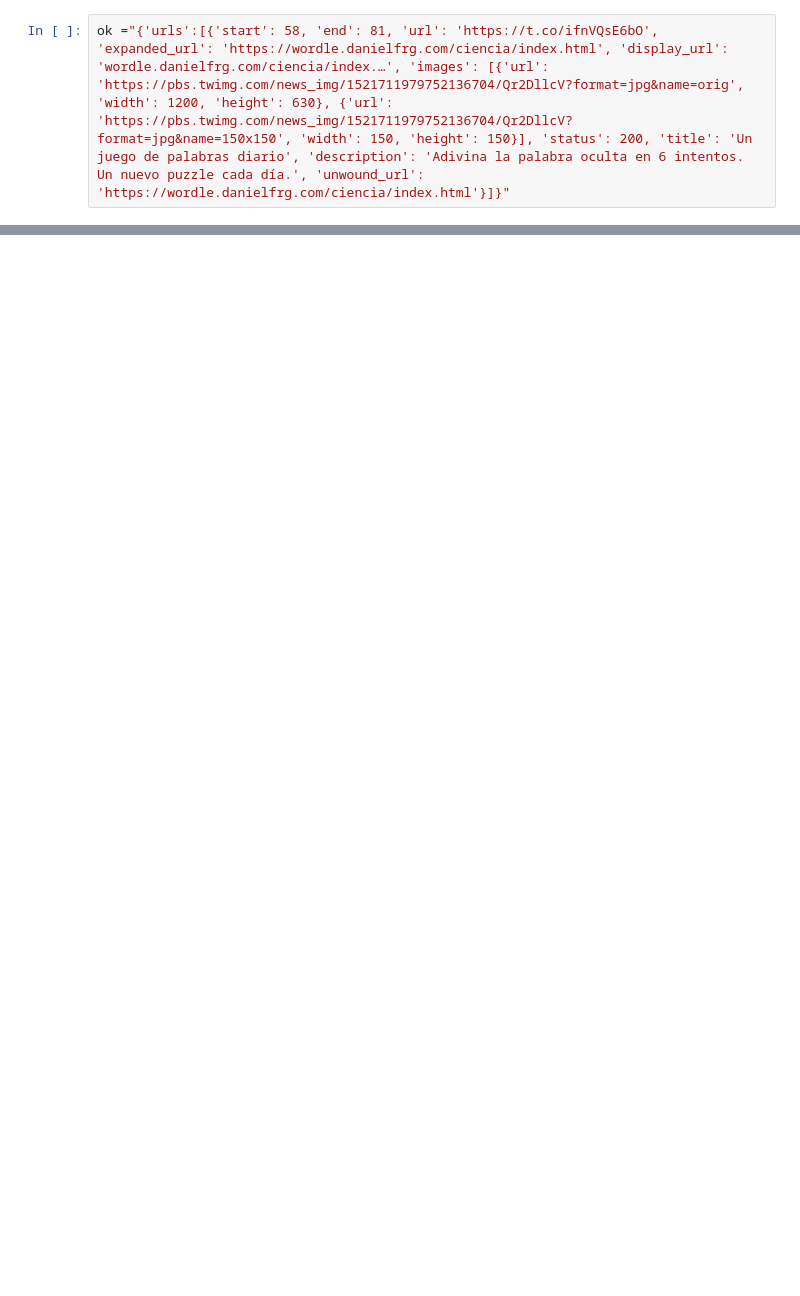
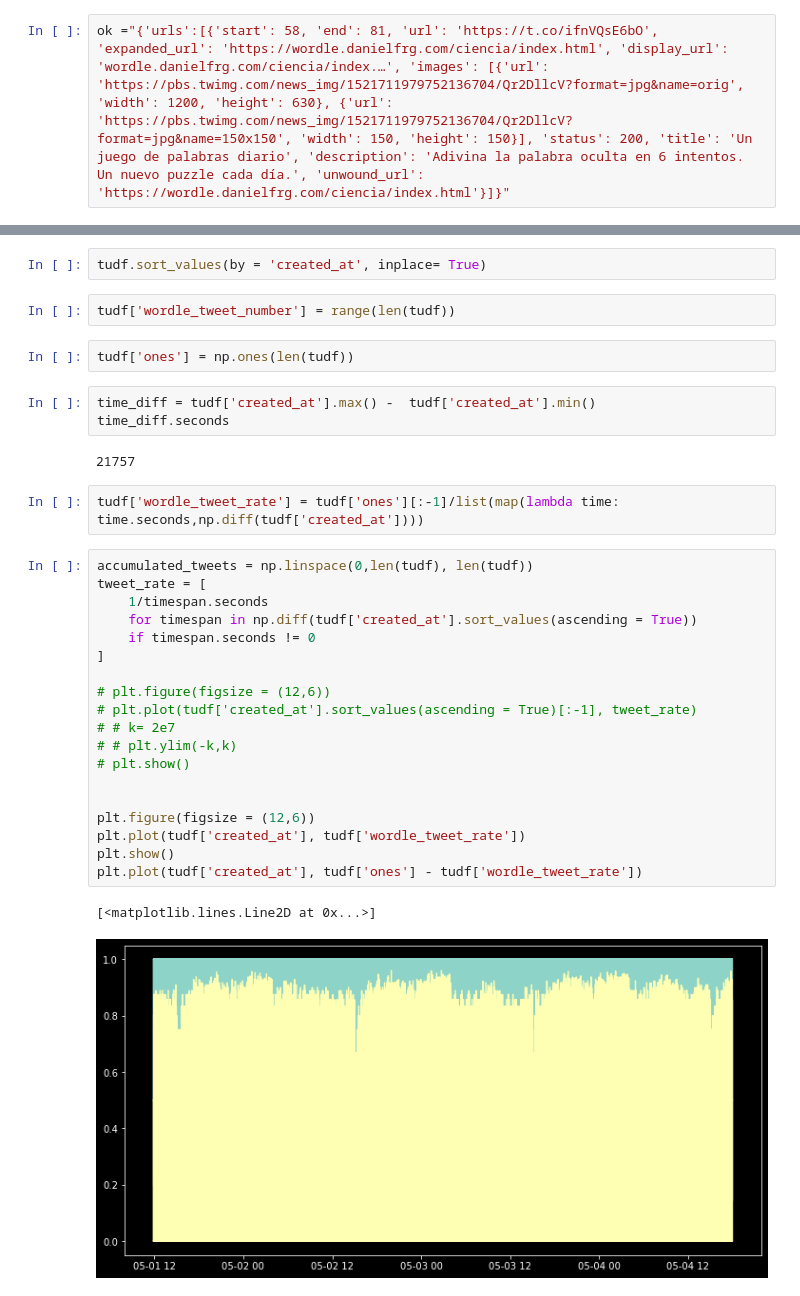
Before and after one commit to dtersegno/capstone, a Jupyter notebook: data_acquisition/4_EDA.ipynb, the cells around one changed output, grey strips where cells are left out. Cells and saved outputs as stored; diff of their text form; blank space fills up the shorter version.

Commit message:
first time series eda

```diff
--- a/data_acquisition/4_EDA.ipynb
+++ b/data_acquisition/4_EDA.ipynb
@@ -347,0 +323,35 @@ json.loads(ok.replace("'", '"'))
+# %%
+tudf.sort_values(by = 'created_at', inplace= True)
+# %%
+tudf['wordle_tweet_number'] = range(len(tudf))
+# %%
+tudf['ones'] = np.ones(len(tudf))
+# %%
+time_diff = tudf['created_at'].max() -  tudf['created_at'].min()
+time_diff.seconds
+# %% [output]
+21757
+# %%
+tudf['wordle_tweet_rate'] = tudf['ones'][:-1]/list(map(lambda time: time.seconds,np.diff(tudf['created_at'])))
+# %%
+accumulated_tweets = np.linspace(0,len(tudf), len(tudf))
+tweet_rate = [
+    1/timespan.seconds
+    for timespan in np.diff(tudf['created_at'].sort_values(ascending = True))
+    if timespan.seconds != 0
+]
+
+# plt.figure(figsize = (12,6))
+# plt.plot(tudf['created_at'].sort_values(ascending = True)[:-1], tweet_rate)
+# # k= 2e7
+# # plt.ylim(-k,k)
+# plt.show()
+
+
+plt.figure(figsize = (12,6))
+plt.plot(tudf['created_at'], tudf['wordle_tweet_rate'])
+plt.show()
+plt.plot(tudf['created_at'], tudf['ones'] - tudf['wordle_tweet_rate'])
+# %% [output]
+[<matplotlib.lines.Line2D at 0x...>]
+[figure, added]
```
Also changed, not shown: parts of 21 cells of this notebook.
